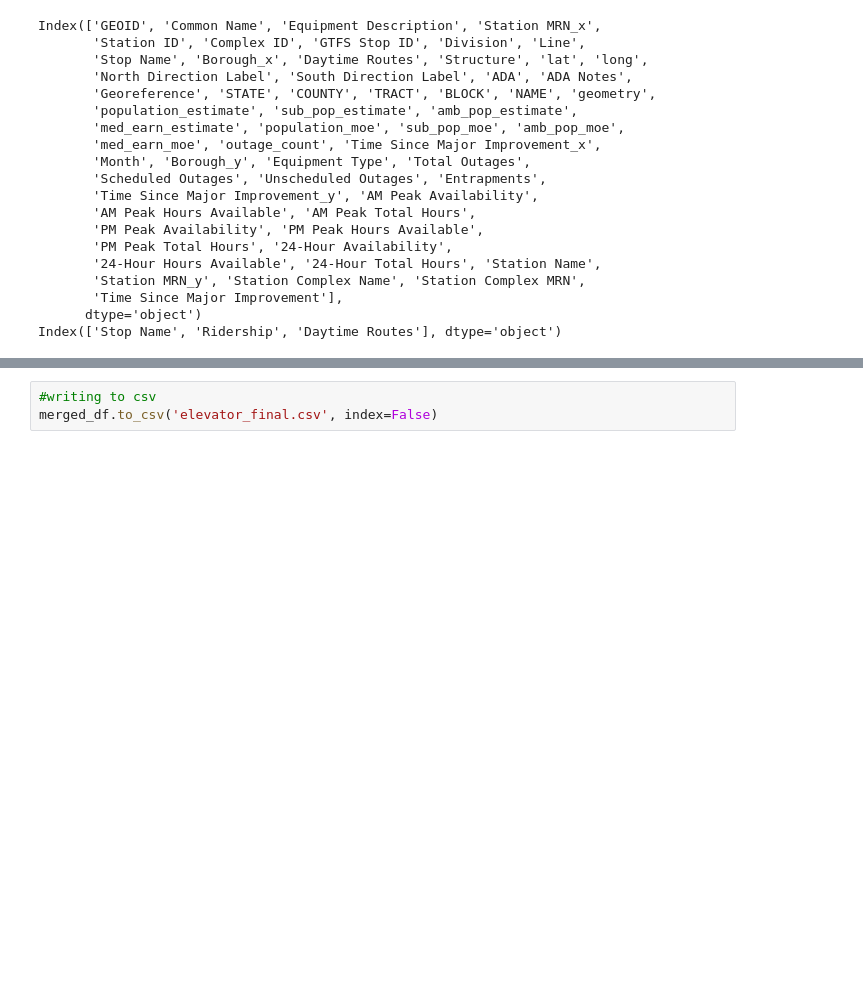
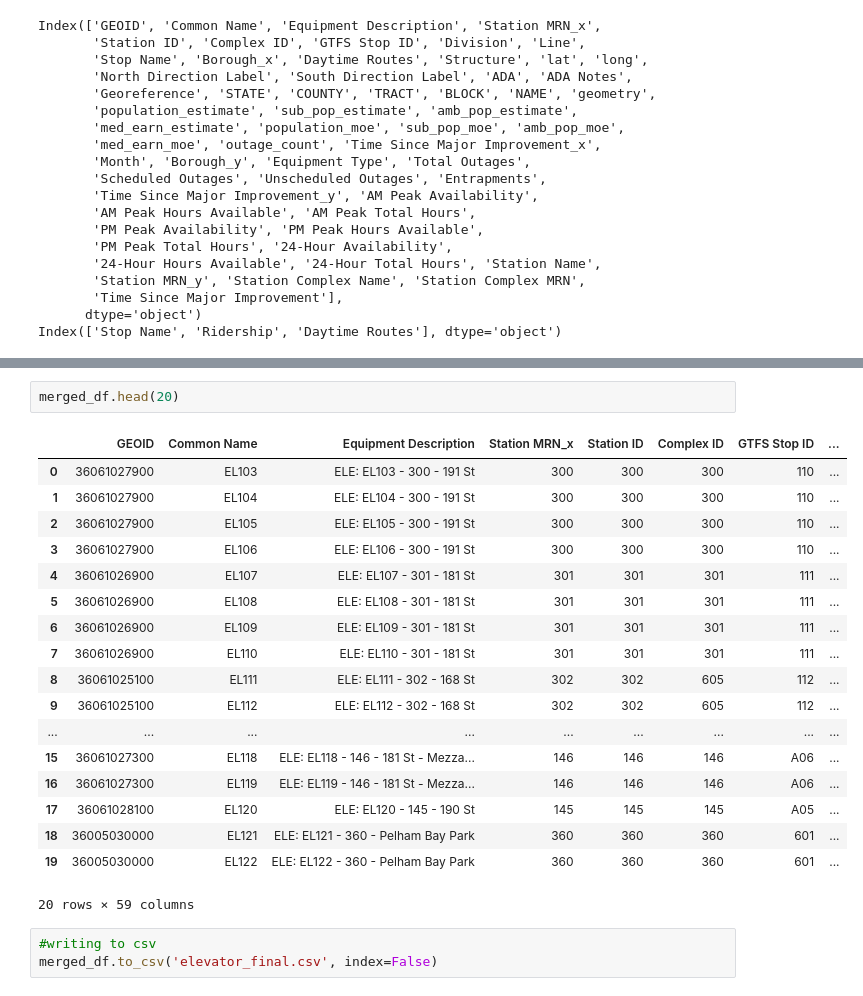
Before and after one commit to radhika3558/elevator-regression, a Jupyter notebook: data-cleanup.ipynb, the cells around one changed output, grey strips where cells are left out. Cells and saved outputs as stored; diff of their text form; blank space fills up the shorter version.

```diff
--- a/data-cleanup.ipynb
+++ b/data-cleanup.ipynb
@@ -157,6 +173,27 @@ merged_df.head()
 | 3 | 36061027900 | EL106 | ELE: EL106 - 300 - 191 St | 300 | 300 | 300 | 110 | ... |
 | 4 | 36061026900 | EL107 | ELE: EL107 - 301 - 181 St | 301 | 301 | 301 | 111 | ... |
 5 rows × 59 columns
+# %%
+merged_df.head(20)
+# %% [output]
+|  | GEOID | Common Name | Equipment Description | Station MRN_x | Station ID | Complex ID | GTFS Stop ID | ... |
+| 0 | 36061027900 | EL103 | ELE: EL103 - 300 - 191 St | 300 | 300 | 300 | 110 | ... |
+| 1 | 36061027900 | EL104 | ELE: EL104 - 300 - 191 St | 300 | 300 | 300 | 110 | ... |
+| 2 | 36061027900 | EL105 | ELE: EL105 - 300 - 191 St | 300 | 300 | 300 | 110 | ... |
+| 3 | 36061027900 | EL106 | ELE: EL106 - 300 - 191 St | 300 | 300 | 300 | 110 | ... |
+| 4 | 36061026900 | EL107 | ELE: EL107 - 301 - 181 St | 301 | 301 | 301 | 111 | ... |
+| 5 | 36061026900 | EL108 | ELE: EL108 - 301 - 181 St | 301 | 301 | 301 | 111 | ... |
+| 6 | 36061026900 | EL109 | ELE: EL109 - 301 - 181 St | 301 | 301 | 301 | 111 | ... |
+| 7 | 36061026900 | EL110 | ELE: EL110 - 301 - 181 St | 301 | 301 | 301 | 111 | ... |
+| 8 | 36061025100 | EL111 | ELE: EL111 - 302 - 168 St | 302 | 302 | 605 | 112 | ... |
+| 9 | 36061025100 | EL112 | ELE: EL112 - 302 - 168 St | 302 | 302 | 605 | 112 | ... |
+| ... | ... | ... | ... | ... | ... | ... | ... | ... |
+| 15 | 36061027300 | EL118 | ELE: EL118 - 146 - 181 St - Mezza... | 146 | 146 | 146 | A06 | ... |
+| 16 | 36061027300 | EL119 | ELE: EL119 - 146 - 181 St - Mezza... | 146 | 146 | 146 | A06 | ... |
+| 17 | 36061028100 | EL120 | ELE: EL120 - 145 - 190 St | 145 | 145 | 145 | A05 | ... |
+| 18 | 36005030000 | EL121 | ELE: EL121 - 360 - Pelham Bay Park | 360 | 360 | 360 | 601 | ... |
+| 19 | 36005030000 | EL122 | ELE: EL122 - 360 - Pelham Bay Park | 360 | 360 | 360 | 601 | ... |
+20 rows × 59 columns
 # %%
 #writing to csv
 merged_df.to_csv('elevator_final.csv', index=False)
```
Also changed, not shown: parts of 5 cells of this notebook.
